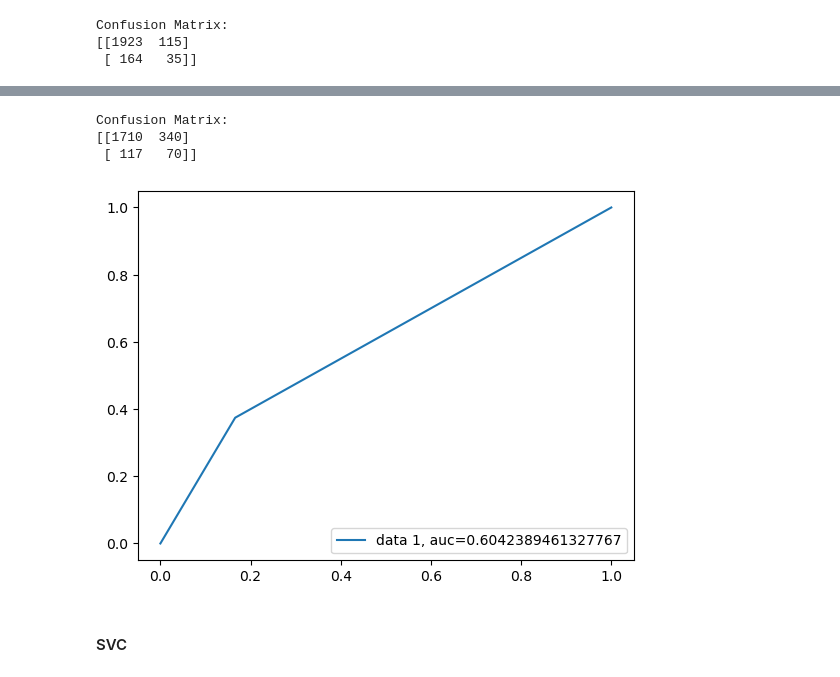
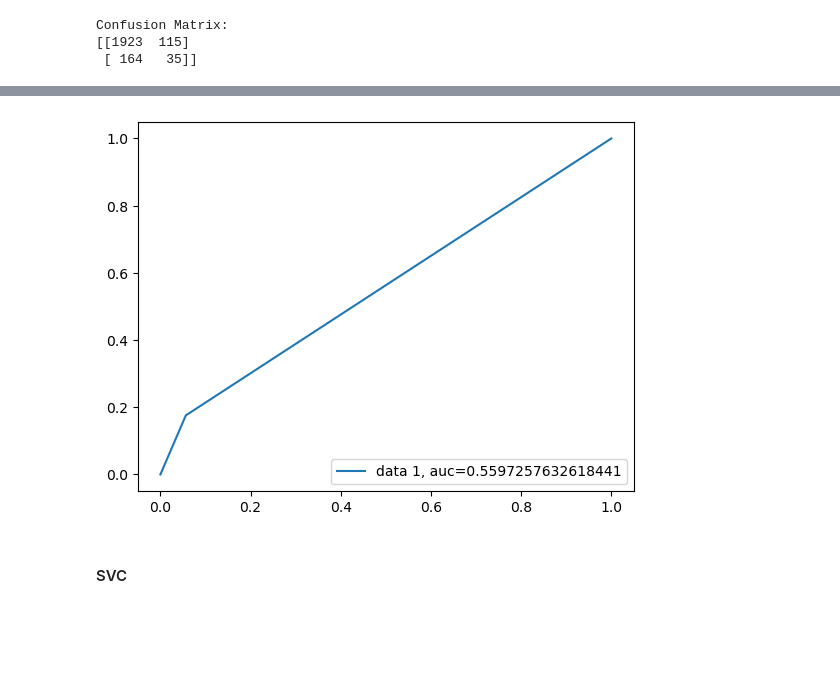
Before and after one commit to CrisMagdziak/Fireeee, a Jupyter notebook: Firee.ipynb, the cells around one changed output, grey strips where cells are left out. Saved outputs shown, nothing was run; the diff lists cells and outputs as text; code cells hidden in the pictures; blank space fills up the shorter version.

```diff
--- a/Firee.ipynb
+++ b/Firee.ipynb
@@ -936,13 +862,6 @@ weighted avg   0.871992  0.795709  0.827988  2237.000000
-# %%
-print("Confusion Matrix:")
-print(confusion_matrix(y_test, y_pred_dtree))
-# %% [output]
-Confusion Matrix:
-[[1710  340]
- [ 117   70]]
 # %%
-roc_curve(y_test, y_pred_dtree)
+roc_curve(y_test, y_pred_tree)
 # %% [output]
-[figure, old version]
+[figure, new version]
 # %% [markdown]
 #### SVC
```
Also changed, not shown: parts of 31 cells of this notebook.
